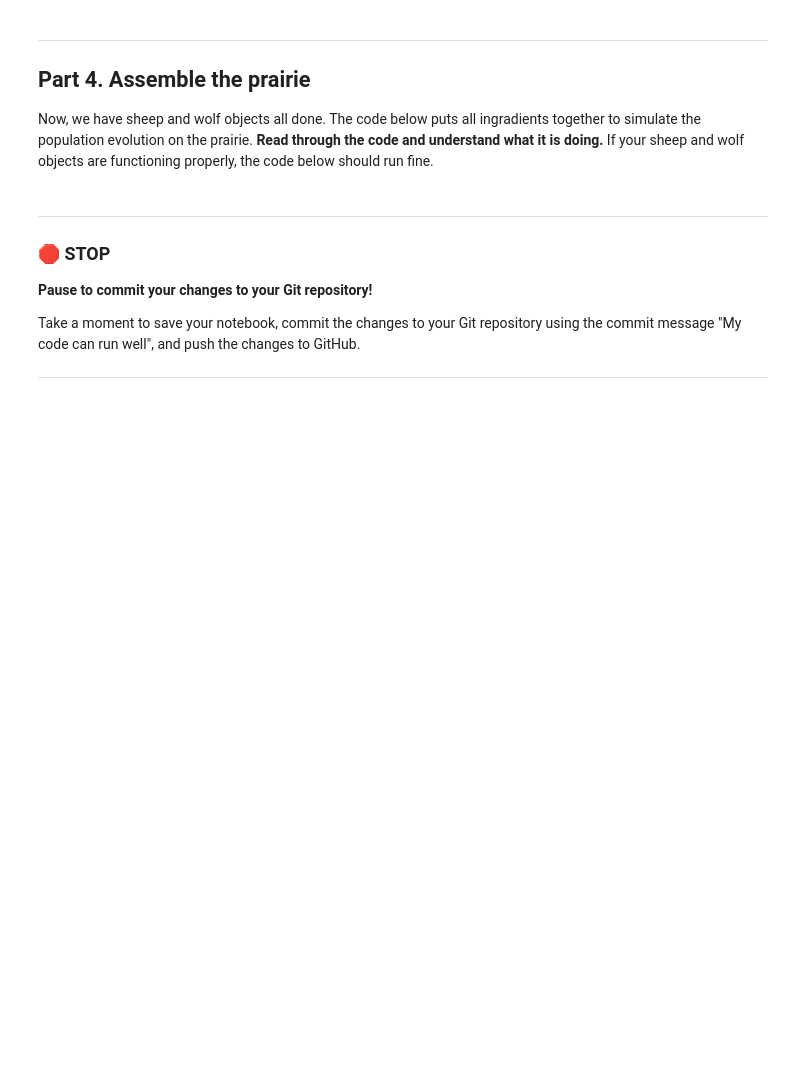
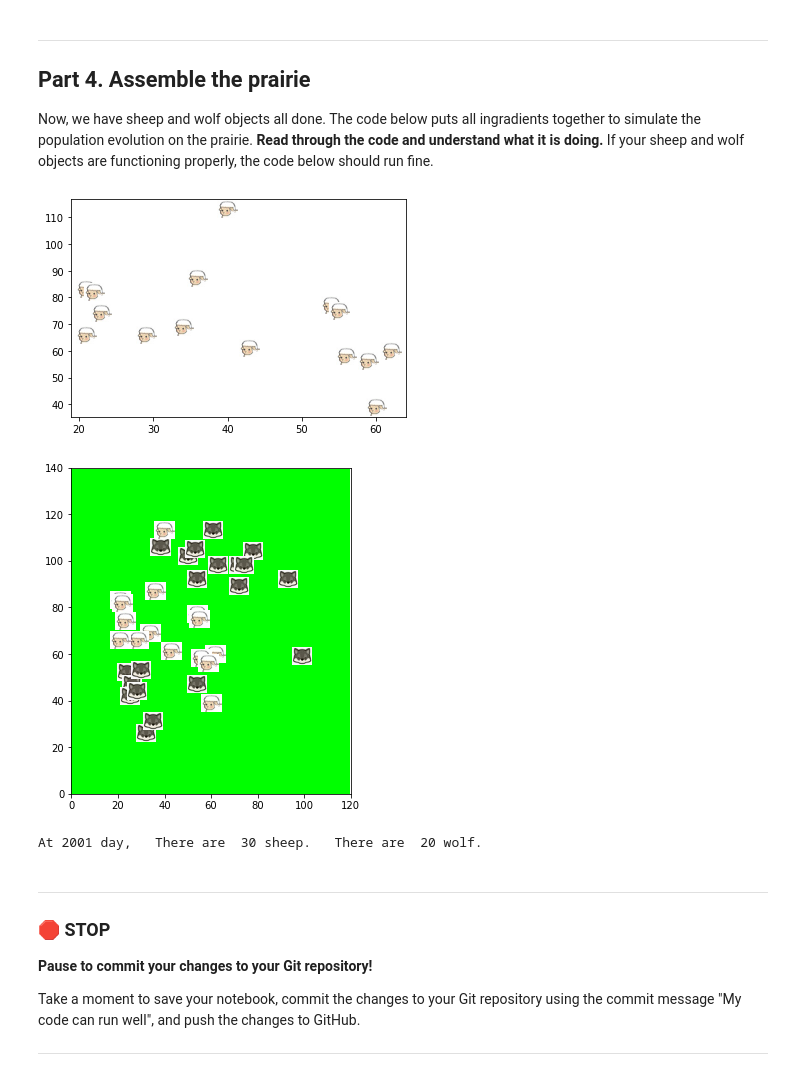
Before and after one commit to cedric-emmanuel/cmse202-s21-turnin, a Jupyter notebook: hw03/HW-03_OOP+ABM-STUDENT.ipynb, the cells around one changed output. Saved outputs shown, nothing was run; the diff lists cells and outputs as text; code cells hidden in the pictures; blank space fills up the shorter version.

```diff
--- a/hw03/HW-03_OOP+ABM-STUDENT.ipynb
+++ b/hw03/HW-03_OOP+ABM-STUDENT.ipynb
@@ -447,10 +449,10 @@ You should see sheeps and wolf roaming on the prairier.
 ### create wolf object in this cell (5 pt)
 class wolf():
     ## DocString
-    #wolf class has position for the sheep and has the method to draw them,
-    def __init__(self,position=[50,50]):
-        self.x=position[0]
-        self.y=position[1]
+    #wolf class has position for the wolf and has the method to draw them, track their path, energy and reproduction
+    def __init__(self):
+        self.x=random.randint(20,100)
+        self.y=random.randint(20,120)
         self.energ_lvl=100
      ## methods
     def draw(self):
@@ -602,7 +650,9 @@ count = 0
 wf_plr = []
 sh_plr = []
 ## solution
-
+t=[]
+sh_pop=[]
+wo_pop=[]
 ## iteration over 2001 days
 for d in range(2,2002):
 
@@ -677,34 +727,40 @@ for d in range(2,2002):
 
     ## the next 4 lines are used to set up a stop point
     ## the simulation will stop 210 steps after one of
     ## the two species extinct
     if np.size(pack) == 0 or np.size(flock) == 0:
         count = count +1
     if count == 210:
         break
-
+    t.append(d)
+    sh_pop.append(np.size(flock))
+    wo_pop.append(np.size(pack))
     ## visualization: plot every 10 time steps
     if np.mod(d,10) == 1:
         clear_output(wait=True)
 
         plt.figure(figsize=(6, 6))
         plt.imshow(pri)
 
         for w in range(np.size(pack)):
             pack[w].draw()
 
         for s in range(np.size(flock)):
             flock[s].draw()
 
         plt.axes().set_aspect('equal')
         plt.axes().set_xlim([-0,120])
         plt.axes().set_ylim([-0,140])
         plt.show()
 
         time.sleep(0.001)
 
         print('At', d,'day,',  '  There are ', np.size(flock), 'sheep.', \
               '  There are ', np.size(pack), 'wolf.')
+# %% [output]
+[figure, added]
+[figure, added]
+At 2001 day,   There are  30 sheep.   There are  20 wolf.
 # %% [markdown]
 ---
 ### &#128721; STOP
```
Also changed, not shown: parts of 16 cells of this notebook.
